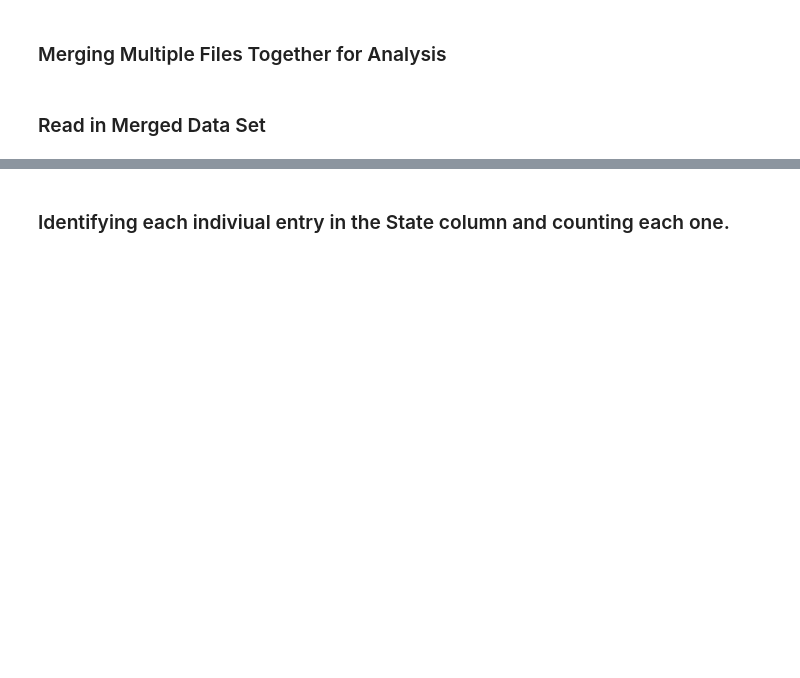
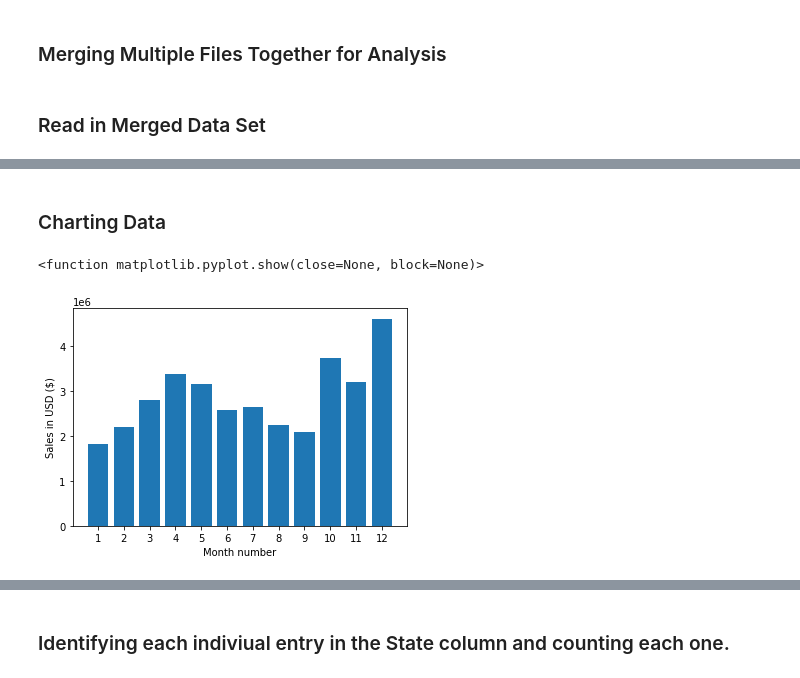
Before and after one commit to JJRJR/sales_analysis_python, a Jupyter notebook: Sales_Data/salesanalysis.ipynb, the cells around one changed output, grey strips where cells are left out. Drawn from its saved outputs; the diff is of its cells as text; code cells hidden in the pictures; blank space fills up the shorter version.

```diff
--- a/Sales_Data/salesanalysis.ipynb
+++ b/Sales_Data/salesanalysis.ipynb
@@ -64,0 +111,4 @@ merged_file_2019.head()
+# %%
+all_data['Month'] = all_data['Order Date'].str[0:2]
+all_data['Month'] =all_data['Month'].astype('int32')
+all_data.head()
@@ -64,0 +124,3 @@ merged_file_2019.head()
+# %%
+all_data['Sales'] = all_data['Quantity Ordered'] * all_data['Price Each']
+all_data.head()
@@ -64,0 +138,3 @@ merged_file_2019.head()
+# %%
+all_data['City'] = all_data['Purchase Address'].apply(lambda x: x.split(',')[1] + ' (' + x.split(',')[2].split(' ')[1] + ')')
+all_data.head()
@@ -64,0 +150,3 @@ merged_file_2019.head()
+# %%
+results = all_data.groupby('Month').sum()
+results.head()
@@ -64,0 +161,13 @@ merged_file_2019.head()
+# %% [markdown]
+### Charting Data
+# %%
+months = range(1,13)
+
+plt.bar(months,results['Sales'])
+plt.xticks(months)
+plt.ylabel('Sales in USD ($)')
+plt.xlabel('Month number')
+plt.show
+# %% [output]
+<function matplotlib.pyplot.show(close=None, block=None)>
+[figure, added]
```
Also changed, not shown: parts of 23 cells of this notebook, 2 other files.
